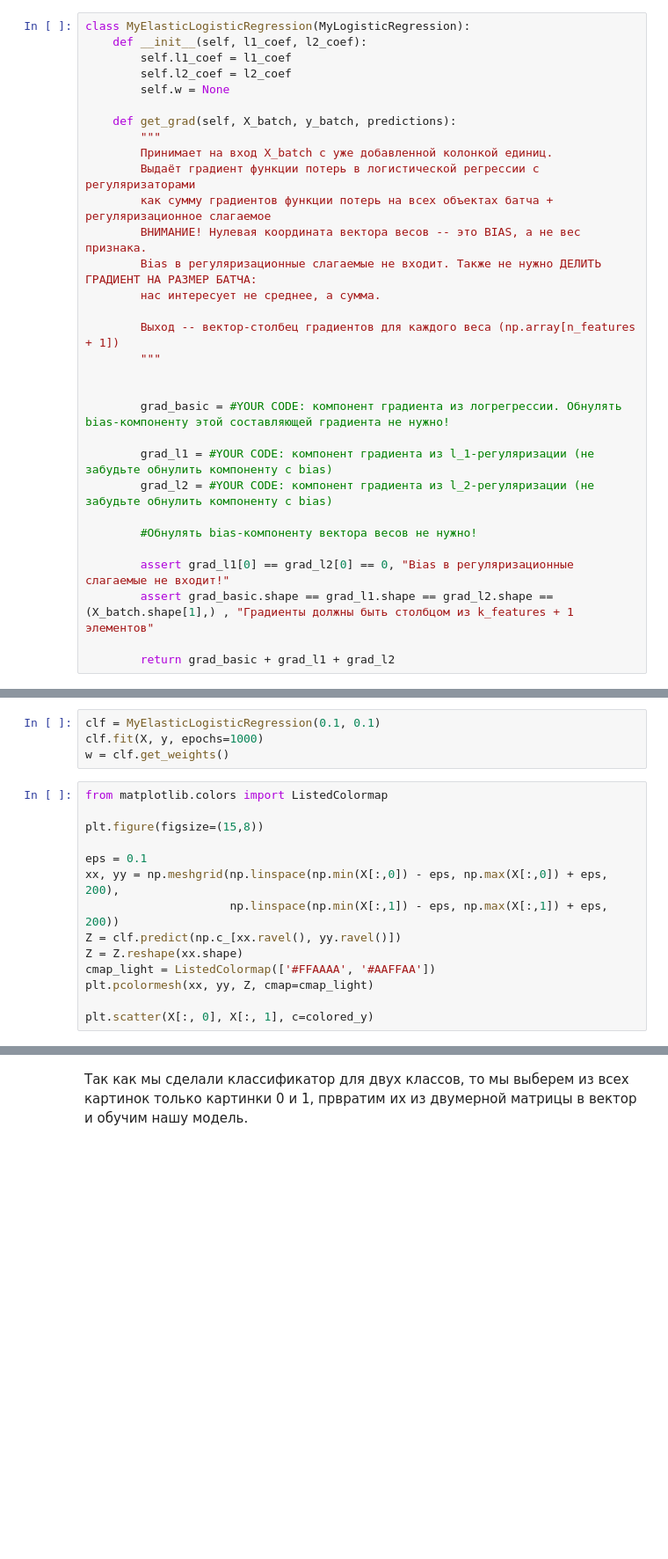
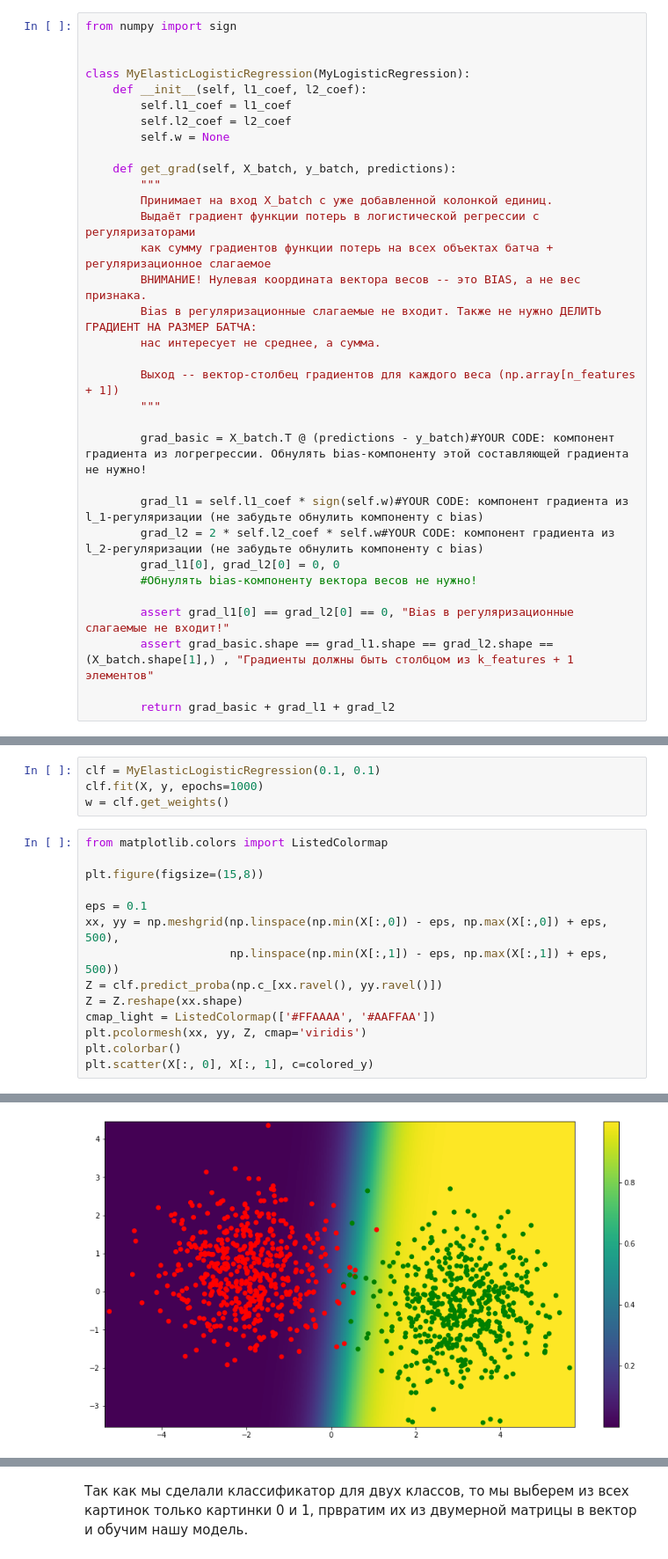
Before and after one commit to MrAntonS/ML22, a Jupyter notebook: 12. Домашнее задание. Линейные модели и методы оптимизации/[homework]linear_models_fall_2021.ipynb, the cells around one changed output, grey strips where cells are left out. Shown at 88% size. Saved outputs shown, nothing was run; the diff lists cells and outputs as text; blank space fills up the shorter version.

```diff
--- a/12. Домашнее задание. Линейные модели и методы оптимизации/[homework]linear_models_fall_2021.ipynb
+++ b/12. Домашнее задание. Линейные модели и методы оптимизации/[homework]linear_models_fall_2021.ipynb
@@ -381,6 +381,9 @@ $$\frac{\partial L_1}{\partial w_1} = \alpha \cdot \mathrm{sign}(w_1)$$
 
 $$ \frac{\partial L_2}{\partial w_1} = 2\beta w_1$$
 # %%
+from numpy import sign
+
+
 class MyElasticLogisticRegression(MyLogisticRegression):
     def __init__(self, l1_coef, l2_coef):
         self.l1_coef = l1_coef
@@ -399,12 +402,11 @@ class MyElasticLogisticRegression(MyLogisticRegression):
         Выход -- вектор-столбец градиентов для каждого веса (np.array[n_features + 1])
         """
 
+        grad_basic = X_batch.T @ (predictions - y_batch)#YOUR CODE: компонент градиента из логрегрессии. Обнулять bias-компоненту этой составляющей градиента не нужно!
 
-        grad_basic = #YOUR CODE: компонент градиента из логрегрессии. Обнулять bias-компоненту этой составляющей градиента не нужно!
-
-        grad_l1 = #YOUR CODE: компонент градиента из l_1-регуляризации (не забудьте обнулить компоненту с bias)
-        grad_l2 = #YOUR CODE: компонент градиента из l_2-регуляризации (не забудьте обнулить компоненту с bias)
-
+        grad_l1 = self.l1_coef * sign(self.w)#YOUR CODE: компонент градиента из l_1-регуляризации (не забудьте обнулить компоненту с bias)
+        grad_l2 = 2 * self.l2_coef * self.w#YOUR CODE: компонент градиента из l_2-регуляризации (не забудьте обнулить компоненту с bias)
+        grad_l1[0], grad_l2[0] = 0, 0
         #Обнулять bias-компоненту вектора весов не нужно!
 
         assert grad_l1[0] == grad_l2[0] == 0, "Bias в регуляризационные слагаемые не входит!"
@@ -462,11 +469,12 @@ from matplotlib.colors import ListedColormap
 plt.figure(figsize=(15,8))
 
 eps = 0.1
-xx, yy = np.meshgrid(np.linspace(np.min(X[:,0]) - eps, np.max(X[:,0]) + eps, 200),
-                     np.linspace(np.min(X[:,1]) - eps, np.max(X[:,1]) + eps, 200))
-Z = clf.predict(np.c_[xx.ravel(), yy.ravel()])
+xx, yy = np.meshgrid(np.linspace(np.min(X[:,0]) - eps, np.max(X[:,0]) + eps, 500),
+                     np.linspace(np.min(X[:,1]) - eps, np.max(X[:,1]) + eps, 500))
+Z = clf.predict_proba(np.c_[xx.ravel(), yy.ravel()])
 Z = Z.reshape(xx.shape)
 cmap_light = ListedColormap(['#FFAAAA', '#AAFFAA'])
-plt.pcolormesh(xx, yy, Z, cmap=cmap_light)
-
+plt.pcolormesh(xx, yy, Z, cmap='viridis')
+plt.colorbar()
 plt.scatter(X[:, 0], X[:, 1], c=colored_y)
+# %% [output]
@@ -473,3 +482,4 @@ plt.scatter(X[:, 0], X[:, 1], c=colored_y)
+[figure, added]
 # %% [markdown]
 Теперь протестируем на датасете MNIST. Это очень простой класический датасет, на котором часто тестируются модели. С помощью нейронных сетей люди научились получать на нем качество 99.84%.
 
```
Also changed, not shown: parts of 5 cells of this notebook, 1 other file.
